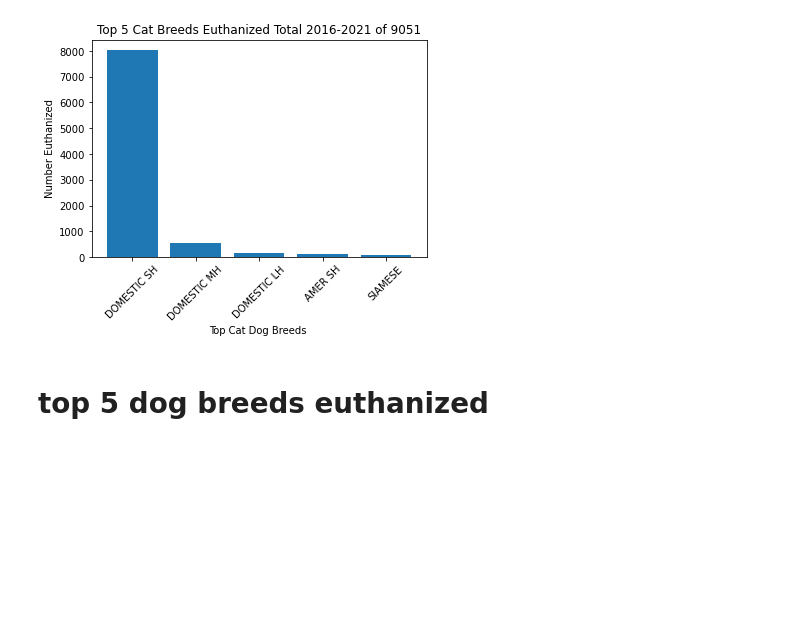
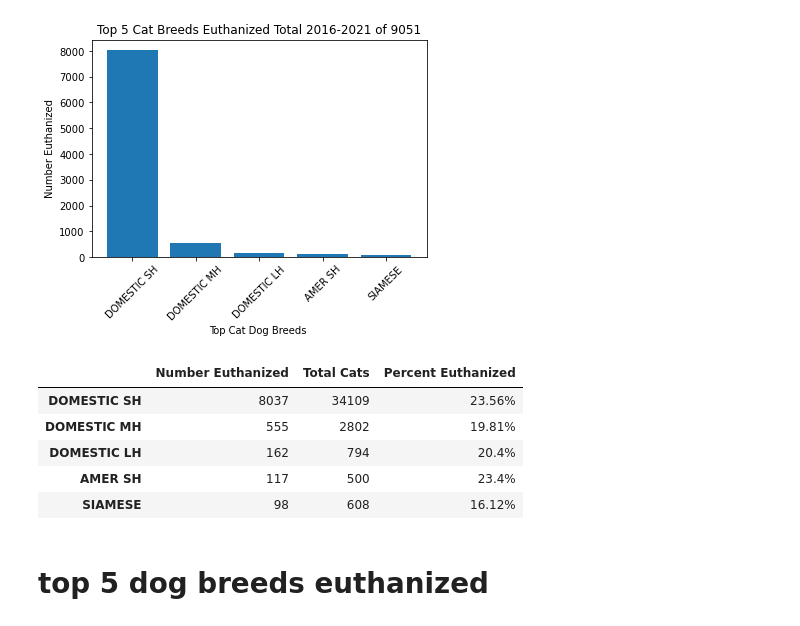
Before and after one commit to jconcha56429/Project1, a Jupyter notebook: Euthanization/Euthanization.ipynb, the cells around one changed output. Saved outputs shown, nothing was run; the diff lists cells and outputs as text; code cells hidden in the pictures; blank space fills up the shorter version.

Commit message:
added new dataframe which shows top 5 percent

```diff
--- a/Euthanization/Euthanization.ipynb
+++ b/Euthanization/Euthanization.ipynb
@@ -66,6 +66,23 @@ plt.savefig('../Output/Euth_Top5_Cat',bbox_inches='tight')
 plt.show()
 # %% [output]
 [figure]
+# %%
+total_top5_cats = []
+for top5_index in cat_count.index:
+    total_top5_cats.append(len(shelter_data_df.loc[shelter_data_df['Animal Breed'] == top5_index]))
+cat_euth_percent = pd.DataFrame(cat_count)
+cat_euth_percent['Total Cats'] = total_top5_cats
+cat_euth_percent['Percent Euthanized'] = round((cat_euth_percent['Animal Breed'])/(cat_euth_percent['Total Cats'])*100,2)
+cat_euth_percent['Percent Euthanized'] = cat_euth_percent['Percent Euthanized'].astype(str) + '%'
+cat_euth_percent = cat_euth_percent.rename(columns={'Animal Breed':'Number Euthanized'})
+cat_euth_percent
+# %% [output]
+|  | Number Euthanized | Total Cats | Percent Euthanized |
+| DOMESTIC SH | 8037 | 34109 | 23.56% |
+| DOMESTIC MH | 555 | 2802 | 19.81% |
+| DOMESTIC LH | 162 | 794 | 20.4% |
+| AMER SH | 117 | 500 | 23.4% |
+| SIAMESE | 98 | 608 | 16.12% |
 # %% [markdown]
 # top 5 dog breeds euthanized
 # %%
```
Also changed, not shown: parts of 2 cells of this notebook.
